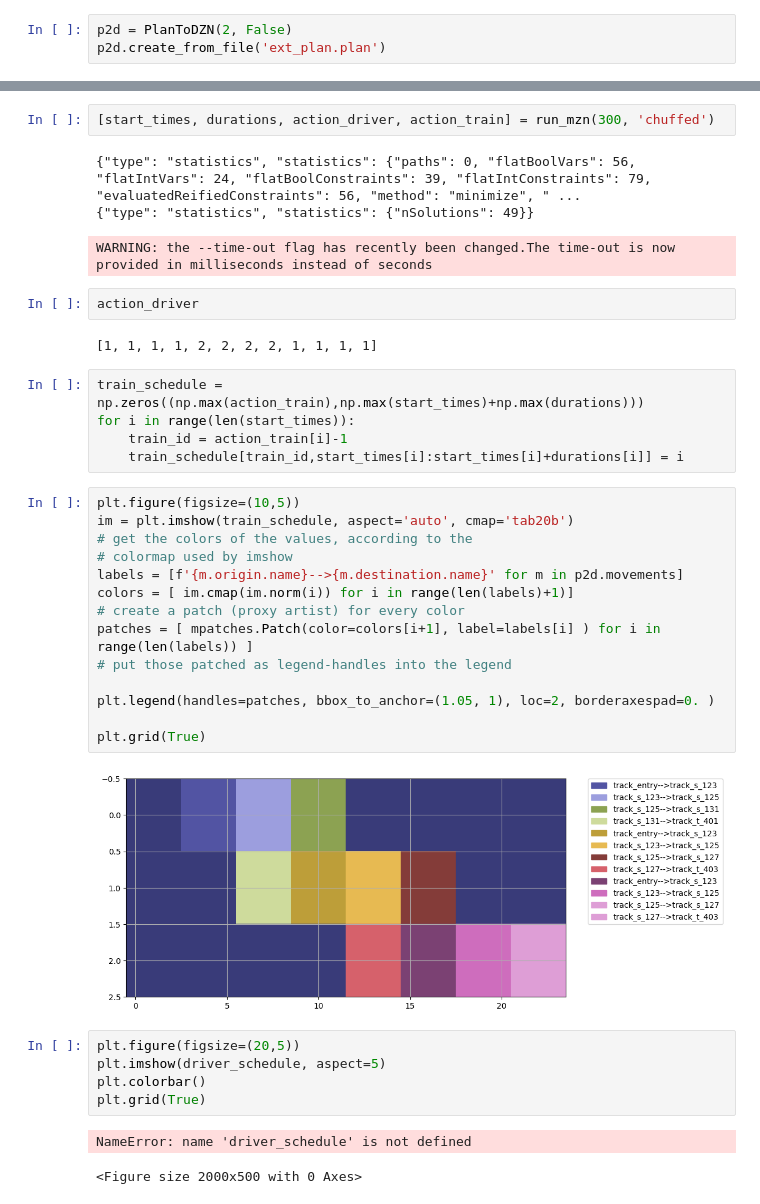
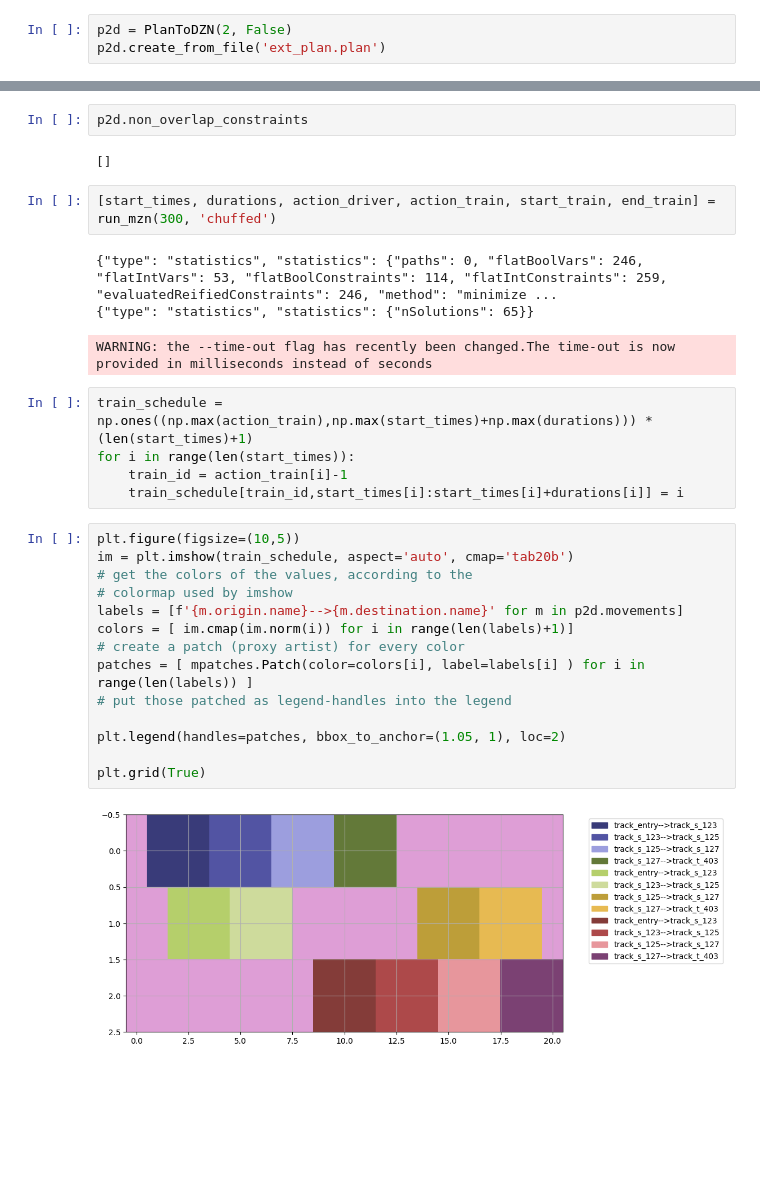
Before and after one commit to LonyuNaz/tusp-cp-postprocessing, a Jupyter notebook: test.ipynb, the cells around one changed output, grey strips where cells are left out. Cells and saved outputs as stored; diff of their text form; blank space fills up the shorter version.

```diff
--- a/test.ipynb
+++ b/test.ipynb
@@ -11,39 +39,31 @@ p2d.create_from_file('ext_plan.plan')
+# %%
+p2d.non_overlap_constraints
+# %% [output]
+[]
 # %%
-[start_times, durations, action_driver, action_train] = run_mzn(300, 'chuffed')
+[start_times, durations, action_driver, action_train, start_train, end_train] = run_mzn(300, 'chuffed')
 # %% [output]
-{"type": "statistics", "statistics": {"paths": 0, "flatBoolVars": 56, "flatIntVars": 24, "flatBoolConstraints": 39, "flatIntConstraints": 79, "evaluatedReifiedConstraints": 56, "method": "minimize", " ...
-{"type": "statistics", "statistics": {"nSolutions": 49}}
+{"type": "statistics", "statistics": {"paths": 0, "flatBoolVars": 246, "flatIntVars": 53, "flatBoolConstraints": 114, "flatIntConstraints": 259, "evaluatedReifiedConstraints": 246, "method": "minimize ...
+{"type": "statistics", "statistics": {"nSolutions": 65}}
 WARNING: the --time-out flag has recently been changed.The time-out is now provided in milliseconds instead of seconds
-# %%
-action_driver
-# %% [output]
-[1, 1, 1, 1, 2, 2, 2, 2, 1, 1, 1, 1]
 # %%
-train_schedule = np.zeros((np.max(action_train),np.max(start_times)+np.max(durations)))
+train_schedule = np.ones((np.max(action_train),np.max(start_times)+np.max(durations))) * (len(start_times)+1)
 for i in range(len(start_times)):
     train_id = action_train[i]-1
     train_schedule[train_id,start_times[i]:start_times[i]+durations[i]] = i
 # %%
 plt.figure(figsize=(10,5))
 im = plt.imshow(train_schedule, aspect='auto', cmap='tab20b')
 # get the colors of the values, according to the
 # colormap used by imshow
 labels = [f'{m.origin.name}-->{m.destination.name}' for m in p2d.movements]
 colors = [ im.cmap(im.norm(i)) for i in range(len(labels)+1)]
 # create a patch (proxy artist) for every color
-patches = [ mpatches.Patch(color=colors[i+1], label=labels[i] ) for i in range(len(labels)) ]
+patches = [ mpatches.Patch(color=colors[i], label=labels[i] ) for i in range(len(labels)) ]
 # put those patched as legend-handles into the legend
 
-plt.legend(handles=patches, bbox_to_anchor=(1.05, 1), loc=2, borderaxespad=0. )
+plt.legend(handles=patches, bbox_to_anchor=(1.05, 1), loc=2)
 
 plt.grid(True)
 # %% [output]
-[figure, old version]
+[figure, new version]
-# %%
-plt.figure(figsize=(20,5))
-plt.imshow(driver_schedule, aspect=5)
-plt.colorbar()
-plt.grid(True)
-# %% [output]
-NameError: name 'driver_schedule' is not defined
-<Figure size 2000x500 with 0 Axes>
```
Also changed, not shown: parts of 2 cells of this notebook, 11 other files.
